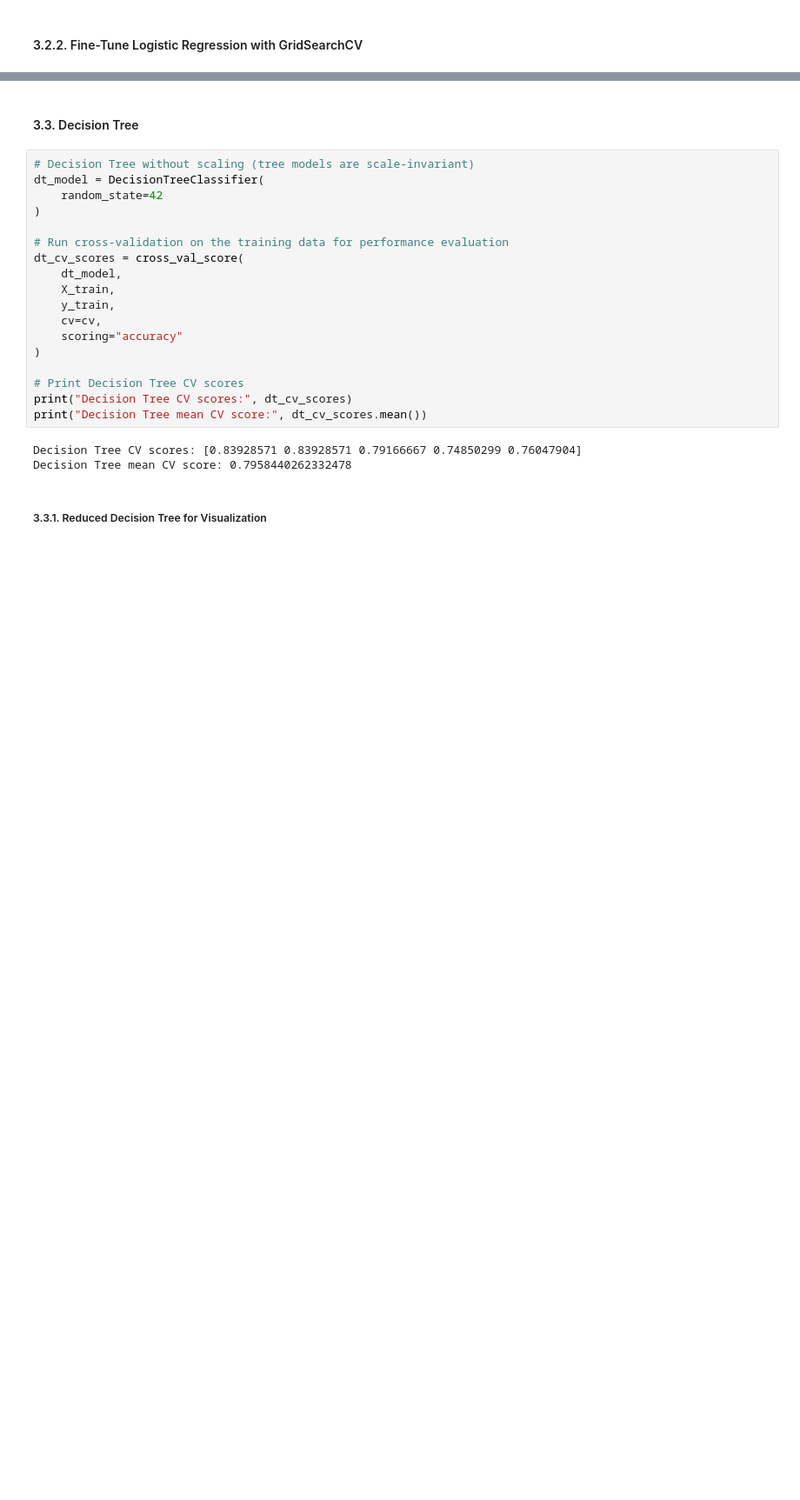
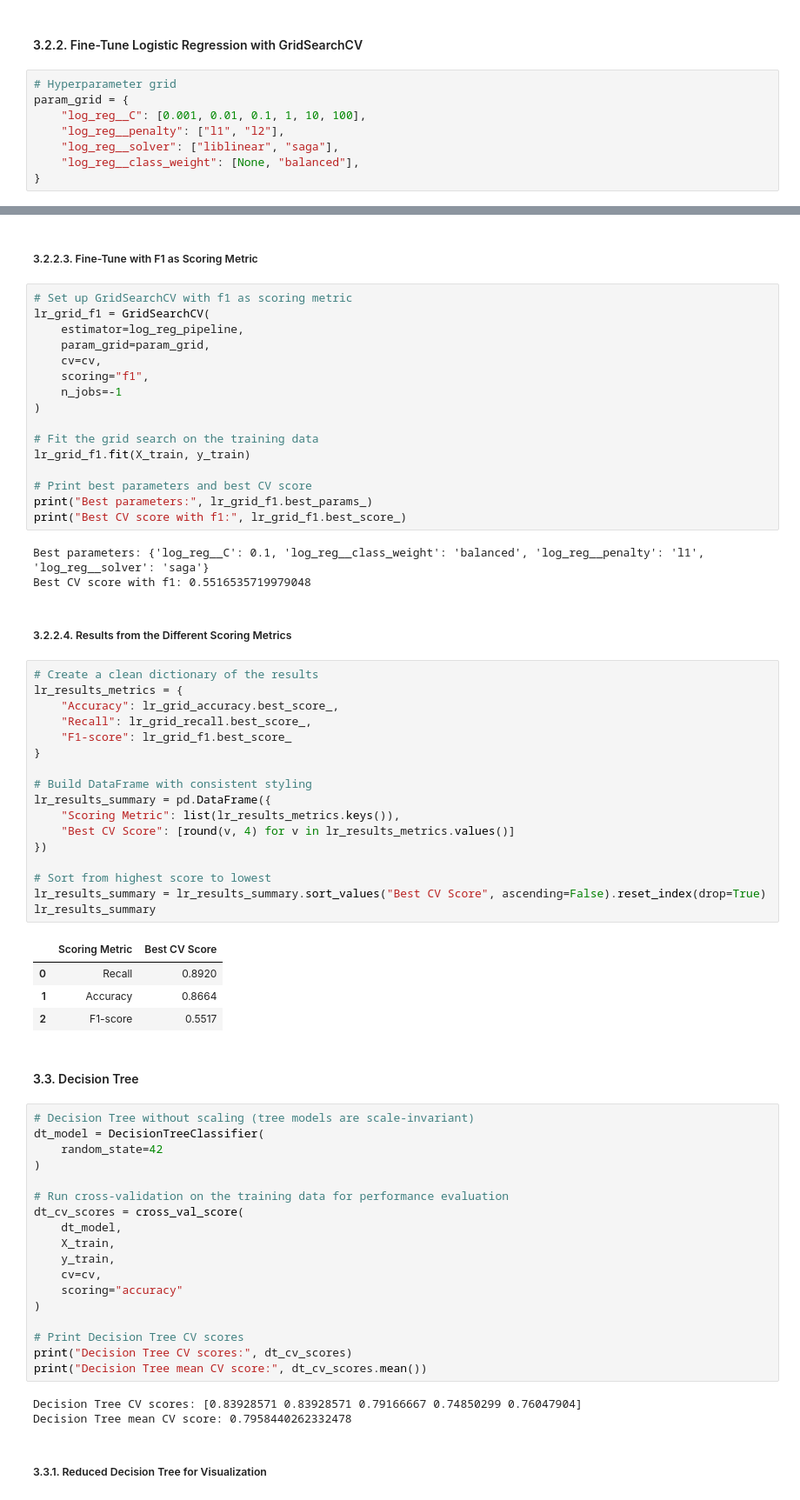
Before and after one commit to Avisonix/AML-Gruppe30, a Jupyter notebook: InProgess/IdaData.ipynb, the cells around one changed output, grey strips where cells are left out. Shown at 87% size. Drawn from its saved outputs; the diff is of its cells as text; blank space fills up the shorter version.

Commit message:
Logistic Regression: F1, recall & accuarcy

```diff
--- a/InProgess/IdaData.ipynb
+++ b/InProgess/IdaData.ipynb
@@ -258,2 +258,10 @@ Logisitic Regression mean CV Score: 0.8508554319931564
 # %% [markdown]
 #### 3.2.2. Fine-Tune Logistic Regression with GridSearchCV
+# %%
+# Hyperparameter grid
+param_grid = {
+    "log_reg__C": [0.001, 0.01, 0.1, 1, 10, 100],
+    "log_reg__penalty": ["l1", "l2"],
+    "log_reg__solver": ["liblinear", "saga"],
+    "log_reg__class_weight": [None, "balanced"],
+}
@@ -287,3 +310,48 @@ Best CV score: 0.866360136869119
+# %% [markdown]
+##### 3.2.2.3. Fine-Tune with F1 as Scoring Metric
+# %%
+# Set up GridSearchCV with f1 as scoring metric
+lr_grid_f1 = GridSearchCV(
+    estimator=log_reg_pipeline,
+    param_grid=param_grid,
+    cv=cv,
+    scoring="f1",
+    n_jobs=-1
+)
+
+# Fit the grid search on the training data
+lr_grid_f1.fit(X_train, y_train)
+
+# Print best parameters and best CV score
+print("Best parameters:", lr_grid_f1.best_params_)
+print("Best CV score with f1:", lr_grid_f1.best_score_)
+# %% [output]
+Best parameters: {'log_reg__C': 0.1, 'log_reg__class_weight': 'balanced', 'log_reg__penalty': 'l1', 'log_reg__solver': 'saga'}
+Best CV score with f1: 0.5516535719979048
+# %% [markdown]
+##### 3.2.2.4. Results from the Different Scoring Metrics
+# %%
+# Create a clean dictionary of the results
+lr_results_metrics = {
+    "Accuracy": lr_grid_accuracy.best_score_,
+    "Recall": lr_grid_recall.best_score_,
+    "F1-score": lr_grid_f1.best_score_
+}
+
+# Build DataFrame with consistent styling
+lr_results_summary = pd.DataFrame({
+    "Scoring Metric": list(lr_results_metrics.keys()),
+    "Best CV Score": [round(v, 4) for v in lr_results_metrics.values()]
+})
+
+# Sort from highest score to lowest
+lr_results_summary = lr_results_summary.sort_values("Best CV Score", ascending=False).reset_index(drop=True)
+lr_results_summary
+# %% [output]
+|  | Scoring Metric | Best CV Score |
+| 0 | Recall | 0.8920 |
+| 1 | Accuracy | 0.8664 |
+| 2 | F1-score | 0.5517 |
 # %% [markdown]
 #### 3.3. Decision Tree
 # %%
```
Also changed, not shown: parts of 14 cells of this notebook, 1 other file.
